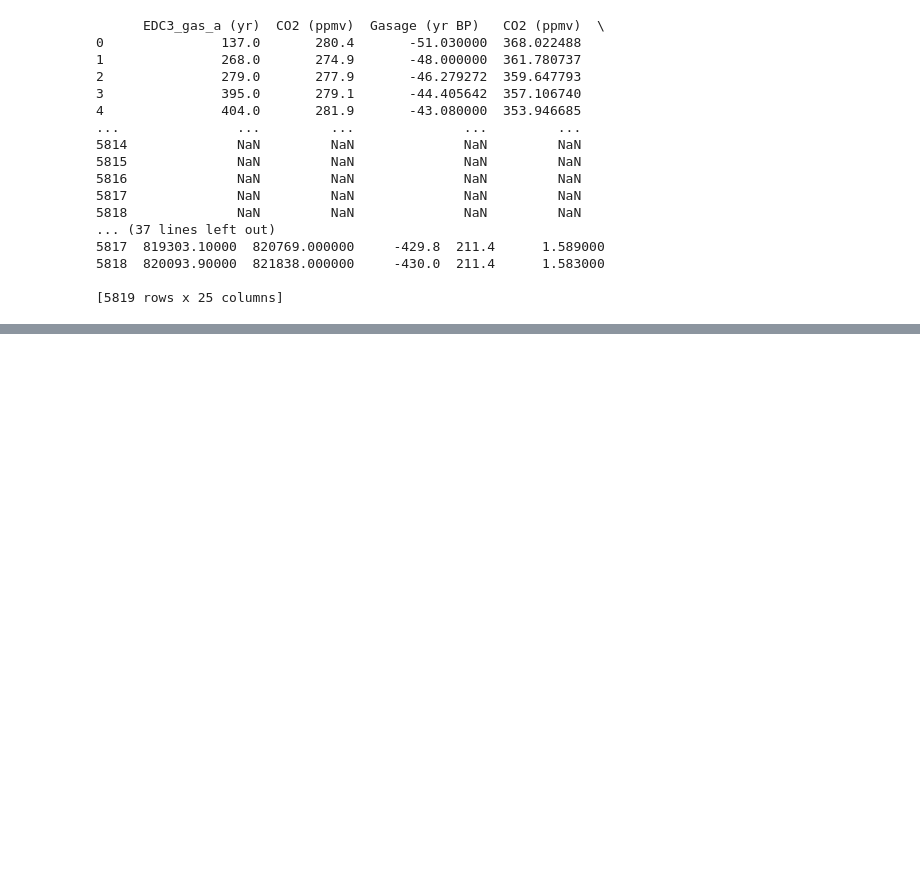
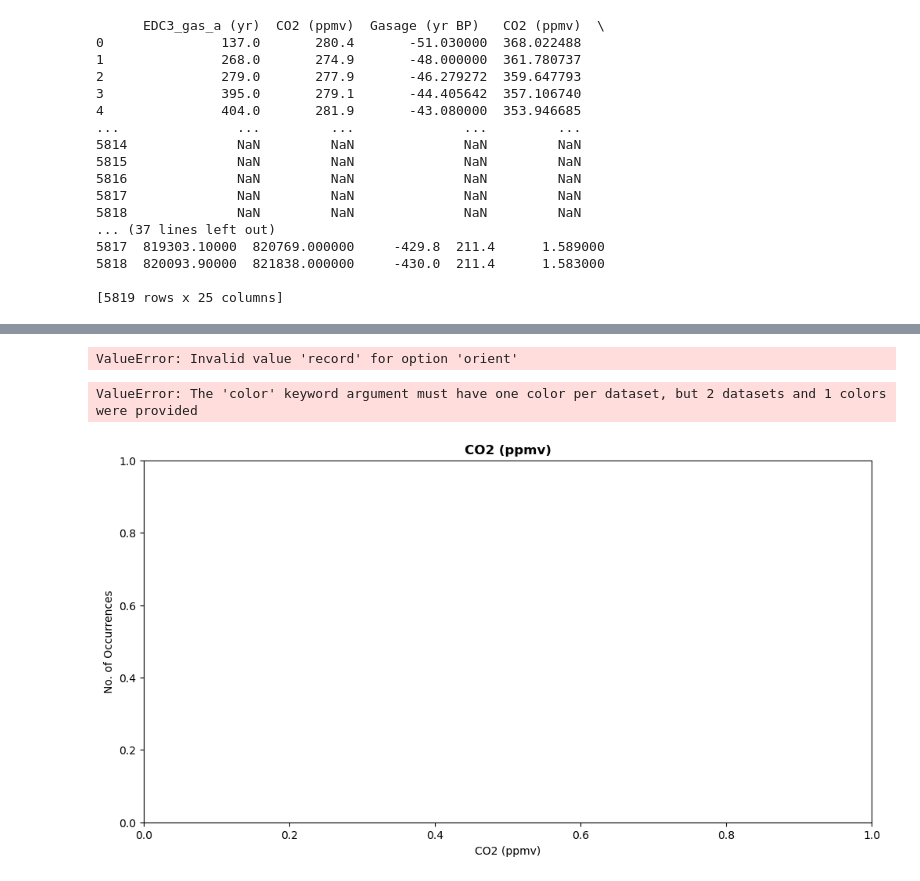
Before and after one commit to keithmmc/pda2, a Jupyter notebook: projecttest.ipynb, the cells around one changed output, grey strips where cells are left out. Cells and saved outputs as stored; diff of their text form; code cells hidden in the pictures; blank space fills up the shorter version.

```diff
--- a/projecttest.ipynb
+++ b/projecttest.ipynb
@@ -268,6 +268,8 @@ yearly_median_rainfall_dataset.columns = ['Year', 'Median rainfall']
 
 
 yearly_median_rainfall_dataset.to_csv('data/yearly_medianrainfall.csv', index=False)
+# %%
+methane = pd.read_csv('data/Methane_data.csv')
 # %%
 result=pd.concat([nature,grl,jouzel,noaa,epica],axis =1)
 print(result)
@@ -291,0 +299,3 @@ print(result)
+# %%
+merged2 = pd.concat([result,Irish_rainfall,methane],axis =1)
+merged2 =merged2.dropna()
@@ -291,0 +320,15 @@ print(result)
+# %%
+merged2.to_json('combined_temps1.json',orient='record')
+# %% [output]
+ValueError: Invalid value 'record' for option 'orient'
+# %%
+fig, ax = plt.subplots(figsize = (12,6))
+
+ax.set_title("CO2 (ppmv)", fontweight='bold') # to set the title of the plot
+ax.set(xlabel='CO2 (ppmv)')    # to set the x axis title
+ax.set(ylabel="No. of Occurrences") # to set the y axis title
+ax.hist(merged2['CO2 (ppmv)'], bins=8, alpha=0.5, label="CO2 (ppmv)", color='red')  # to plot a histogram of CO2 distribution
+ax.legend(loc='upper right'); # to place the legend of the plot in the upper right
+# %% [output]
+ValueError: The 'color' keyword argument must have one color per dataset, but 2 datasets and 1 colors were provided
+[figure, added]
```
Also changed, not shown: parts of 3 cells of this notebook.
